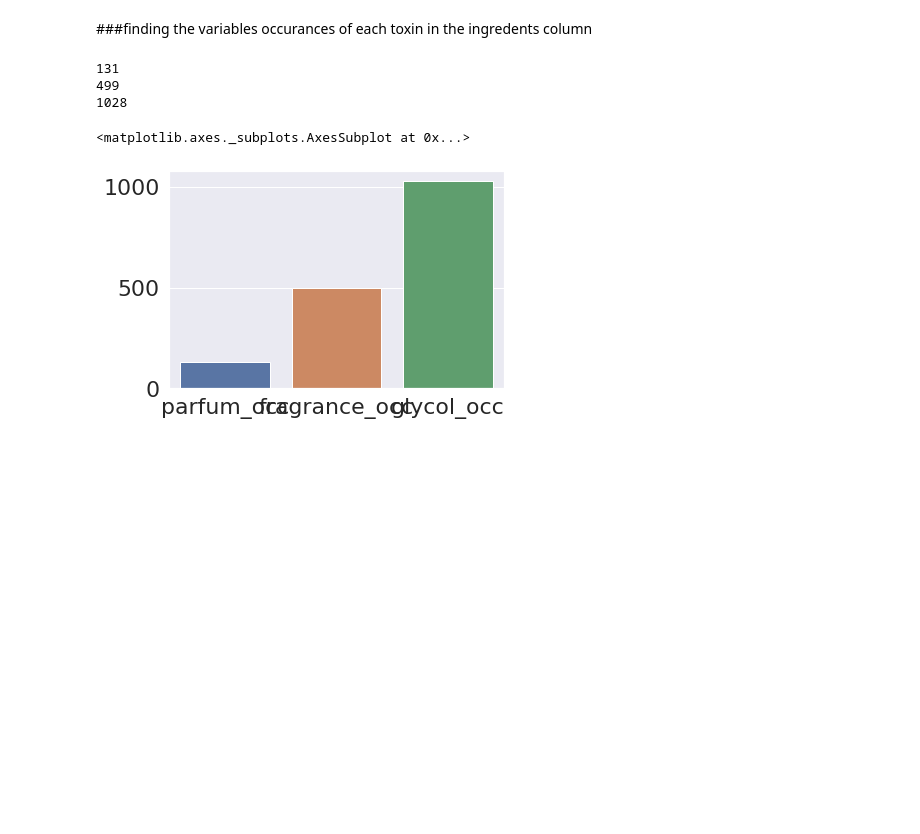
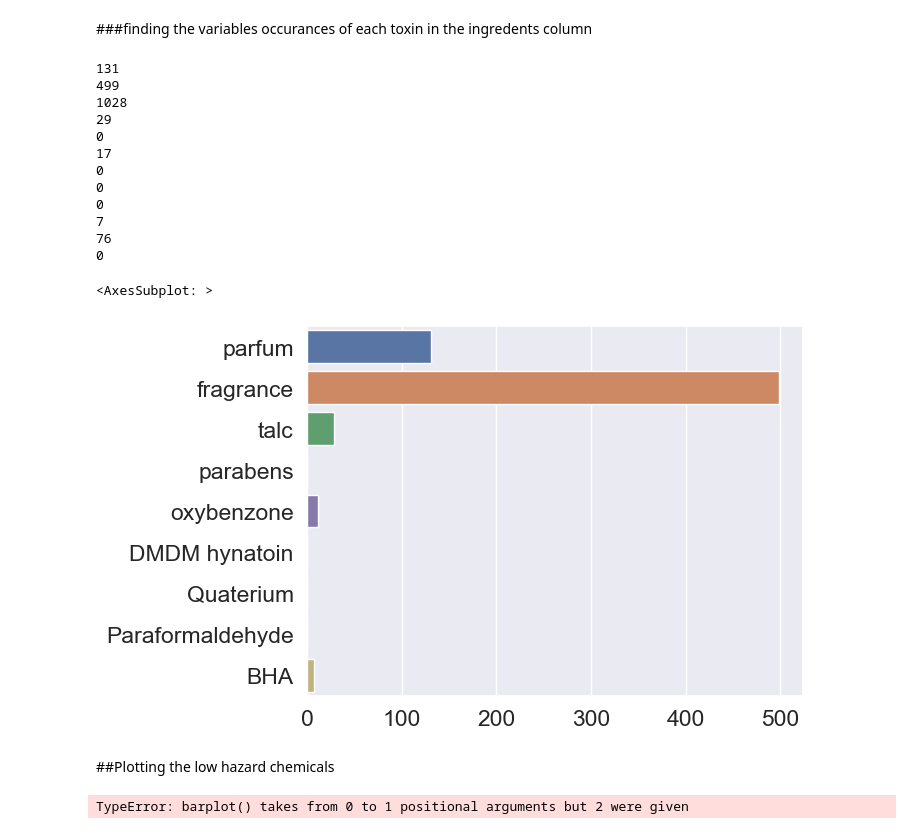
Before and after one commit to mahakanakala/toxins, a Jupyter notebook: toxins_in_beauty_products.ipynb, the cells around one changed output. Drawn from its saved outputs; the diff is of its cells as text; code cells hidden in the pictures; blank space fills up the shorter version.

```diff
--- a/toxins_in_beauty_products.ipynb
+++ b/toxins_in_beauty_products.ipynb
@@ -161,9 +159,12 @@ df['Brand'].value_counts()
 
 plt.figure(figsize=(40,10))
 sns.set_style("darkgrid")
-sns.set(font_scale=2)
+sns.set(font_scale=1.5)
+#sns.color_palette("crest", as_cmap=True)
+sns.
 
 sns.barplot(
     x=df['Brand'].value_counts()[:10].index,
-    y=df['Brand'].value_counts()[:10])
+    y=df['Brand'].value_counts()[:10],
+    data = df)
 # %% [output]
@@ -172,6 +172,0 @@ sns.barplot(
-# %%
-plt.figure(figsize=(40,10))
-sns.set_style("lightgrid")
-sns.set(font_scale = 1)
-
-sns.barplot
@@ -191,45 +183,70 @@ glycol_occ = df[df['Ingredients'].str.contains("Glycol")].shape[0];
 talc_occ = df[df['Ingredients'].str.contains("Talc")].shape[0];
 parabens_occ = df[df['Ingredients'].str.contains("Parabens")].shape[0];
 homosalate_occ = df[df['Ingredients'].str.contains("Homosalate")].shape[0];
+oxybenzone_occ = df[df['Ingredients'].str.contains("Oxybenzone")].shape[0]
+DMDM_hyantoin_occ = df[df['Ingredients'].str.contains("DMDM hyantoin")].shape[0]
+quaterium_occ = df[df['Ingredients'].str.contains("quaterium")].shape[0]
+paraformaldehyde_occ = df[df['Ingredients'].str.contains("quaterium")].shape[0]
+bha_occ = df[df['Ingredients'].str.contains("BHA")].shape[0]
+bht_occ = df[df['Ingredients'].str.contains('BHT')].shape[0]
+diethanolamine_occ = df[df['Ingredients'].str.contains('diethanolamine')].shape[0]
+
+
 
 print(parfum_occ)
 print(fragrance_occ)
 print(glycol_occ)
 print(talc_occ)
-parabens
+print(parabens_occ)
+print(homosalate_occ)
+print(DMDM_hyantoin_occ)
+print(quaterium_occ)
+print(paraformaldehyde_occ)
+print(bha_occ)
+print(bht_occ)
+print(diethanolamine_occ)
 
 #for i in
 
 # make a new small df that has toxin name, toxin occurence.
 # plot that df
 
-x =["parfum_occ", "fragrance_occ", "glycol_occ"]
-y =[parfum_occ, fragrance_occ, glycol_occ]
-sns.barplot(x,y)
+x = [parfum_occ, fragrance_occ, talc_occ, parabens_occ, oxybenzone_occ, DMDM_hyantoin_occ, quaterium_occ, paraformaldehyde_occ, bha_occ ]
+y = ["parfum", "fragrance", "talc", "parabens", 'oxybenzone', 'DMDM hynatoin', 'Quaterium', 'Paraformaldehyde', 'BHA']
+sns.barplot(x=x,y=y)
 
 
 
 # plt.show()
 
 #print(df[df['Ingredients'].str.contains("Parfum")].to_string())
 
 # sns.barplot(
 #     data = df,
 #     x = df['Ingredients'].value_counts()[:5],
 #     y = df['Ingredients'].value_counts()[:5]
 # )
 
 # #print(parfum_occ)
 # print("\n")
 # #print(fragrance_occ)
 
 # #looking for "parfum" in the ingredents column
 # %% [output]
 131
 499
 1028
+29
+0
+17
+0
+0
+0
+7
+76
+0
-<matplotlib.axes._subplots.AxesSubplot at 0x...>
+<AxesSubplot: >
-[figure, old version]
+[figure, new version]
 # %%
 parfum = ['Parfum']
 
@@ -237,3 +254,26 @@ result_df = df[df['Ingredients'].isin(parfum)]
 
 print('\nResult dataframe : \n',
       result_df)
+# %% [markdown]
+##Plotting the low hazard chemicals
+# %%
+ethanolamine_occ = df[df['Ingredients'].str.contains('Ethanolamine')].shape[0]
+oxybenzone_occ = df[df['Ingredients'].str.contains("Oxybenzone")].shape[0]
+resorcinol_occ = df[df['Ingredients'].str.contains("Resorcinol")].shape[0]
+formaldehyde_occ = df[df['Ingredients'].str.contains("Formaldehyde")].shape[0]
+diethanolamine_occ = df[df['Ingredients'].str.contains("Diethanol")].shape[0]
+silanes_occ = df[df['Ingredients'].str.contains("Silane")].shape[0]
+siloxanes_occ = df[df['Ingredients'].str.contains("Siloxane")].shape[0]
+octinaxate_occ = df[df['Ingredients'].str.contains("Octinaxate")].shape[0]
+
+
+
+
+
+x = [ethanolamine_occ, oxybenzone_occ, resorcinol_occ, formaldehyde_occ, diethanolamine_occ, silanes_occ, siloxanes_occ, octinaxate_occ]
+y = ['Ethanolime', 'Oxybenzone', 'Resorcinol', 'Formaldehyde', 'Diethanolmaine', 'Silane', 'Siloxane', 'Octinaxate']
+sns.barplot(x,y)
+
+#plt.show()
+# %% [output]
+TypeError: barplot() takes from 0 to 1 positional arguments but 2 were given
```
Also changed, not shown: parts of 5 cells of this notebook.
